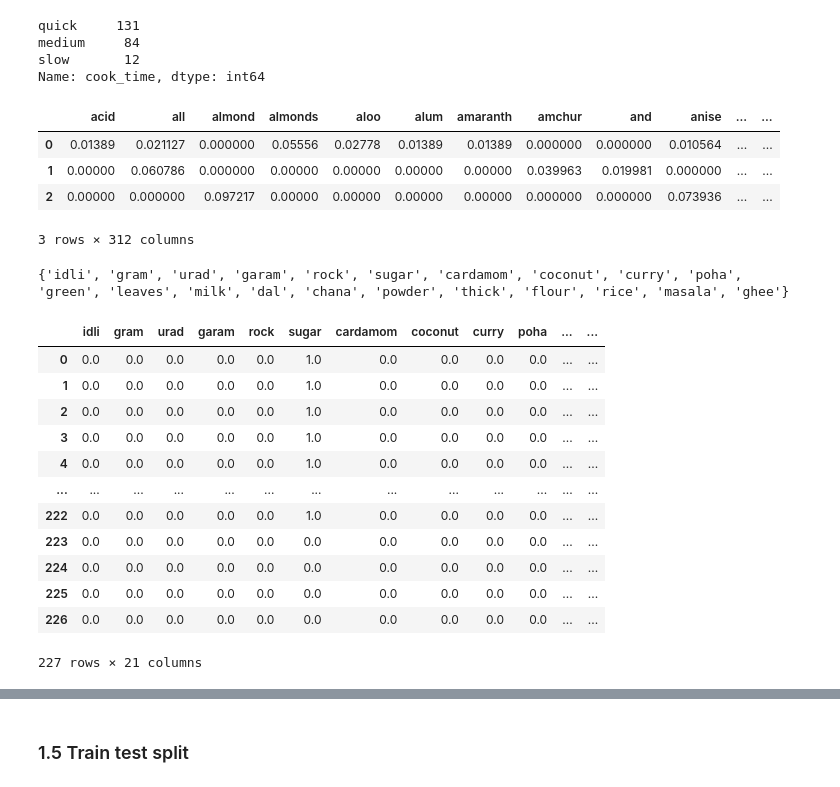
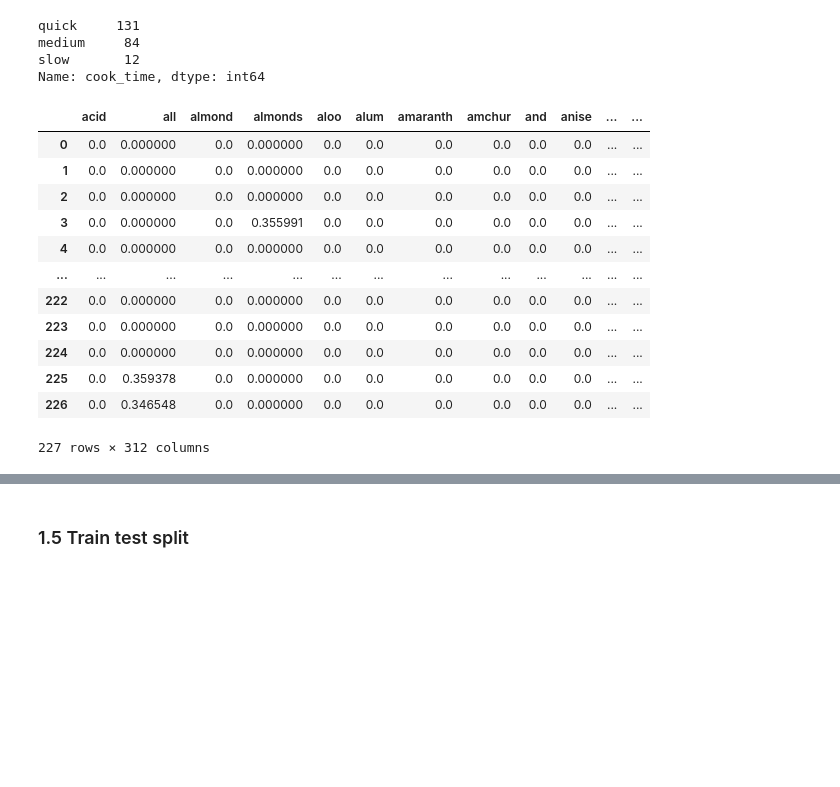
Before and after one commit to irenechang1510/indian-cuisine-EDA, a Jupyter notebook: analysis.ipynb, the cells around one changed output, grey strips where cells are left out. Saved outputs shown, nothing was run; the diff lists cells and outputs as text; code cells hidden in the pictures; blank space fills up the shorter version.

```diff
--- a/analysis.ipynb
+++ b/analysis.ipynb
@@ -239,27 +241,35 @@ medium = one_doc(medium_dish)
 slow  = one_doc(slow_dish)
 # %%
 vectorizer = TfidfVectorizer()
-vectors = vectorizer.fit_transform([quick, medium, slow])
+# vectors = vectorizer.fit_transform([quick, medium, slow])
+vectors = vectorizer.fit_transform(df_train['ingredients'])
 feature_names = vectorizer.get_feature_names()
 dense = vectors.todense()
 denselist = dense.tolist()
 pd.DataFrame(denselist, columns=feature_names)
 # %% [output]
 |  | acid | all | almond | almonds | aloo | alum | amaranth | amchur | and | anise | ... | ... |
-| 0 | 0.01389 | 0.021127 | 0.000000 | 0.05556 | 0.02778 | 0.01389 | 0.01389 | 0.000000 | 0.000000 | 0.010564 | ... | ... |
-| 1 | 0.00000 | 0.060786 | 0.000000 | 0.00000 | 0.00000 | 0.00000 | 0.00000 | 0.039963 | 0.019981 | 0.000000 | ... | ... |
-| 2 | 0.00000 | 0.000000 | 0.097217 | 0.00000 | 0.00000 | 0.00000 | 0.00000 | 0.000000 | 0.000000 | 0.073936 | ... | ... |
+| 0 | 0.0 | 0.000000 | 0.0 | 0.000000 | 0.0 | 0.0 | 0.0 | 0.0 | 0.0 | 0.0 | ... | ... |
+| 1 | 0.0 | 0.000000 | 0.0 | 0.000000 | 0.0 | 0.0 | 0.0 | 0.0 | 0.0 | 0.0 | ... | ... |
+| 2 | 0.0 | 0.000000 | 0.0 | 0.000000 | 0.0 | 0.0 | 0.0 | 0.0 | 0.0 | 0.0 | ... | ... |
+| 3 | 0.0 | 0.000000 | 0.0 | 0.355991 | 0.0 | 0.0 | 0.0 | 0.0 | 0.0 | 0.0 | ... | ... |
+| 4 | 0.0 | 0.000000 | 0.0 | 0.000000 | 0.0 | 0.0 | 0.0 | 0.0 | 0.0 | 0.0 | ... | ... |
+| ... | ... | ... | ... | ... | ... | ... | ... | ... | ... | ... | ... | ... |
+| 222 | 0.0 | 0.000000 | 0.0 | 0.000000 | 0.0 | 0.0 | 0.0 | 0.0 | 0.0 | 0.0 | ... | ... |
+| 223 | 0.0 | 0.000000 | 0.0 | 0.000000 | 0.0 | 0.0 | 0.0 | 0.0 | 0.0 | 0.0 | ... | ... |
+| 224 | 0.0 | 0.000000 | 0.0 | 0.000000 | 0.0 | 0.0 | 0.0 | 0.0 | 0.0 | 0.0 | ... | ... |
+| 225 | 0.0 | 0.359378 | 0.0 | 0.000000 | 0.0 | 0.0 | 0.0 | 0.0 | 0.0 | 0.0 | ... | ... |
+| 226 | 0.0 | 0.346548 | 0.0 | 0.000000 | 0.0 | 0.0 | 0.0 | 0.0 | 0.0 | 0.0 | ... | ... |
-3 rows × 312 columns
+227 rows × 312 columns
 # %%
-all_important_ingre = []
-for index, item in enumerate(denselist):
-    scores = {feature: tfidf for feature, tfidf in zip(feature_names, item)}
-    sorted_words = sorted(scores.items(), key=lambda x: x[1], reverse=True)
-    for word, score in sorted_words[:10]:
-        all_important_ingre.append(word)
+# all_important_ingre = []
+# for index, item in enumerate(denselist):
+#     scores = {feature: tfidf for feature, tfidf in zip(feature_names, item)}
+#     sorted_words = sorted(scores.items(), key=lambda x: x[1], reverse=True)
+#     for word, score in sorted_words[:10]:
+#         all_important_ingre.append(word)
 
-print(set(all_important_ingre))
-top_ingre = list(set(all_important_ingre))
+# # print(set(all_important_ingre))
+# top_ingre = list(set(all_important_ingre))
+# top_ingre
-# %% [output]
-{'idli', 'gram', 'urad', 'garam', 'rock', 'sugar', 'cardamom', 'coconut', 'curry', 'poha', 'green', 'leaves', 'milk', 'dal', 'chana', 'powder', 'thick', 'flour', 'rice', 'masala', 'ghee'}
 # %%
@@ -268,22 +278,8 @@ dummies = pd.DataFrame(zeros, columns = top_ingre)
 # %%
-ingredients = df_train['ingredients']
-sep_ingre = ingredients.apply(str.split, sep= ", ")
-for i, dish in enumerate(sep_ingre):
-    dish = list(map(str.lower, dish))
-    indices = dummies.columns.get_indexer(dish)
-    dummies.iloc[i, indices] = 1
-dummies
+# ingredients = df_train['ingredients']
+# sep_ingre = ingredients.apply(str.split, sep= ", ")
+# for i, dish in enumerate(sep_ingre):
+#     dish = list(map(str.lower, dish))
+#     indices = dummies.columns.get_indexer(dish)
+#     dummies.iloc[i, indices] = 1
+# dummies
-# %% [output]
-|  | idli | gram | urad | garam | rock | sugar | cardamom | coconut | curry | poha | ... | ... |
-| 0 | 0.0 | 0.0 | 0.0 | 0.0 | 0.0 | 1.0 | 0.0 | 0.0 | 0.0 | 0.0 | ... | ... |
-| 1 | 0.0 | 0.0 | 0.0 | 0.0 | 0.0 | 1.0 | 0.0 | 0.0 | 0.0 | 0.0 | ... | ... |
-| 2 | 0.0 | 0.0 | 0.0 | 0.0 | 0.0 | 1.0 | 0.0 | 0.0 | 0.0 | 0.0 | ... | ... |
-| 3 | 0.0 | 0.0 | 0.0 | 0.0 | 0.0 | 1.0 | 0.0 | 0.0 | 0.0 | 0.0 | ... | ... |
-| 4 | 0.0 | 0.0 | 0.0 | 0.0 | 0.0 | 1.0 | 0.0 | 0.0 | 0.0 | 0.0 | ... | ... |
-| ... | ... | ... | ... | ... | ... | ... | ... | ... | ... | ... | ... | ... |
-| 222 | 0.0 | 0.0 | 0.0 | 0.0 | 0.0 | 1.0 | 0.0 | 0.0 | 0.0 | 0.0 | ... | ... |
-| 223 | 0.0 | 0.0 | 0.0 | 0.0 | 0.0 | 0.0 | 0.0 | 0.0 | 0.0 | 0.0 | ... | ... |
-| 224 | 0.0 | 0.0 | 0.0 | 0.0 | 0.0 | 0.0 | 0.0 | 0.0 | 0.0 | 0.0 | ... | ... |
-| 225 | 0.0 | 0.0 | 0.0 | 0.0 | 0.0 | 0.0 | 0.0 | 0.0 | 0.0 | 0.0 | ... | ... |
-| 226 | 0.0 | 0.0 | 0.0 | 0.0 | 0.0 | 0.0 | 0.0 | 0.0 | 0.0 | 0.0 | ... | ... |
-227 rows × 21 columns
```
Also changed, not shown: parts of 82 cells of this notebook.
